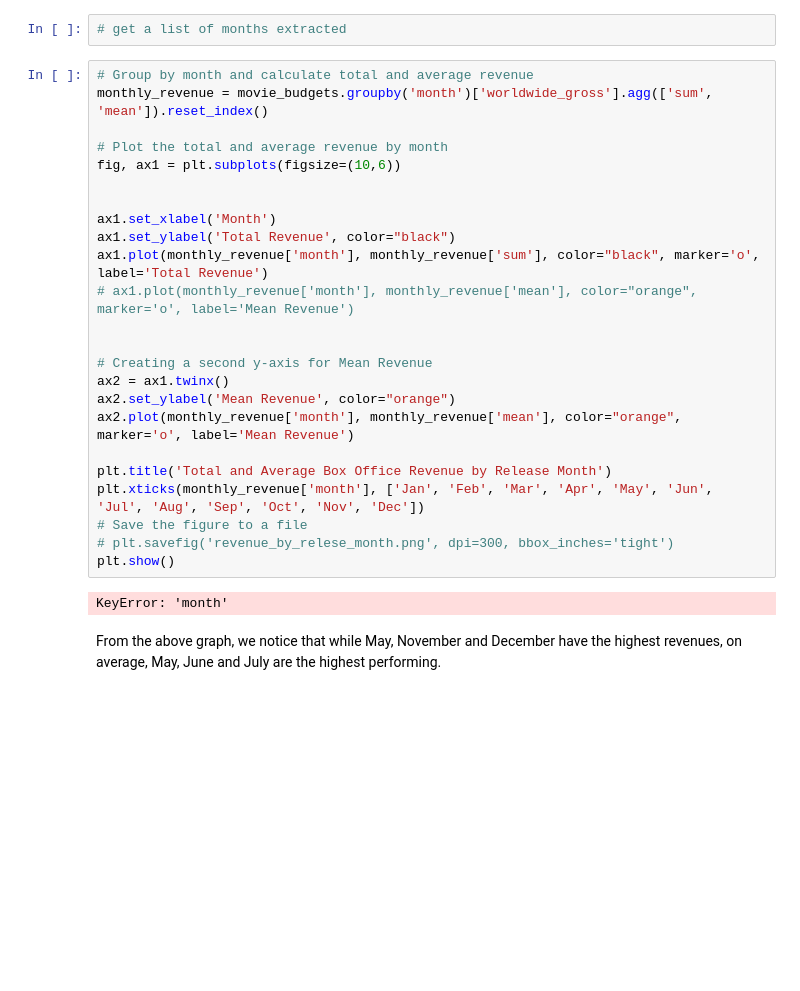
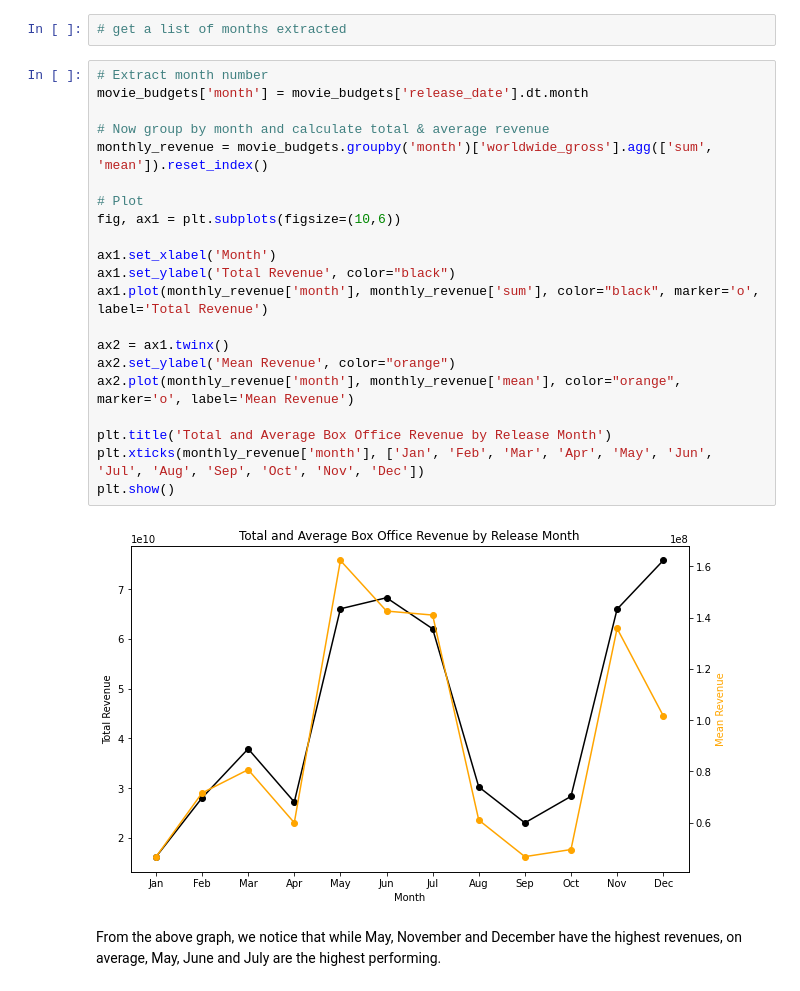
Before and after one commit to lorenaterah/Phase-2-project-G3, a Jupyter notebook: main.ipynb, the cells around one changed output. Cells and saved outputs as stored; diff of their text form; blank space fills up the shorter version.

```diff
--- a/main.ipynb
+++ b/main.ipynb
@@ -863,32 +875,29 @@ Over time, we notice `domestic_gross`, `worldwide_gross` and `profit` have been
 To further understand `worldwide_gross`by month, we plot the average and total gross revenue by month.
 # %%
 # get a list of months extracted
-# %%
-# Group by month and calculate total and average revenue
-monthly_revenue = movie_budgets.groupby('month')['worldwide_gross'].agg(['sum', 'mean']).reset_index()
-
-# Plot the total and average revenue by month
-fig, ax1 = plt.subplots(figsize=(10,6))
-
-
-ax1.set_xlabel('Month')
-ax1.set_ylabel('Total Revenue', color="black")
-ax1.plot(monthly_revenue['month'], monthly_revenue['sum'], color="black", marker='o', label='Total Revenue')
-# ax1.plot(monthly_revenue['month'], monthly_revenue['mean'], color="orange", marker='o', label='Mean Revenue')
-
-
-# Creating a second y-axis for Mean Revenue
-ax2 = ax1.twinx()
-ax2.set_ylabel('Mean Revenue', color="orange")
-ax2.plot(monthly_revenue['month'], monthly_revenue['mean'], color="orange", marker='o', label='Mean Revenue')
-
-plt.title('Total and Average Box Office Revenue by Release Month')
-plt.xticks(monthly_revenue['month'], ['Jan', 'Feb', 'Mar', 'Apr', 'May', 'Jun', 'Jul', 'Aug', 'Sep', 'Oct', 'Nov', 'Dec'])
-# Save the figure to a file
-# plt.savefig('revenue_by_relese_month.png', dpi=300, bbox_inches='tight')
-plt.show()
-# %% [output]
-KeyError: 'month'
+# %%
+# Extract month number
+movie_budgets['month'] = movie_budgets['release_date'].dt.month
+
+# Now group by month and calculate total & average revenue
+monthly_revenue = movie_budgets.groupby('month')['worldwide_gross'].agg(['sum', 'mean']).reset_index()
+
+# Plot
+fig, ax1 = plt.subplots(figsize=(10,6))
+
+ax1.set_xlabel('Month')
+ax1.set_ylabel('Total Revenue', color="black")
+ax1.plot(monthly_revenue['month'], monthly_revenue['sum'], color="black", marker='o', label='Total Revenue')
+
+ax2 = ax1.twinx()
+ax2.set_ylabel('Mean Revenue', color="orange")
+ax2.plot(monthly_revenue['month'], monthly_revenue['mean'], color="orange", marker='o', label='Mean Revenue')
+
+plt.title('Total and Average Box Office Revenue by Release Month')
+plt.xticks(monthly_revenue['month'], ['Jan', 'Feb', 'Mar', 'Apr', 'May', 'Jun', 'Jul', 'Aug', 'Sep', 'Oct', 'Nov', 'Dec'])
+plt.show()
+# %% [output]
+[figure, added]
 # %% [markdown]
 From the above graph, we notice that while May, November and December have the highest revenues, on average, May, June and July are the highest performing.
 # %%
```
Also changed, not shown: parts of 2 cells of this notebook, 5 other files.
